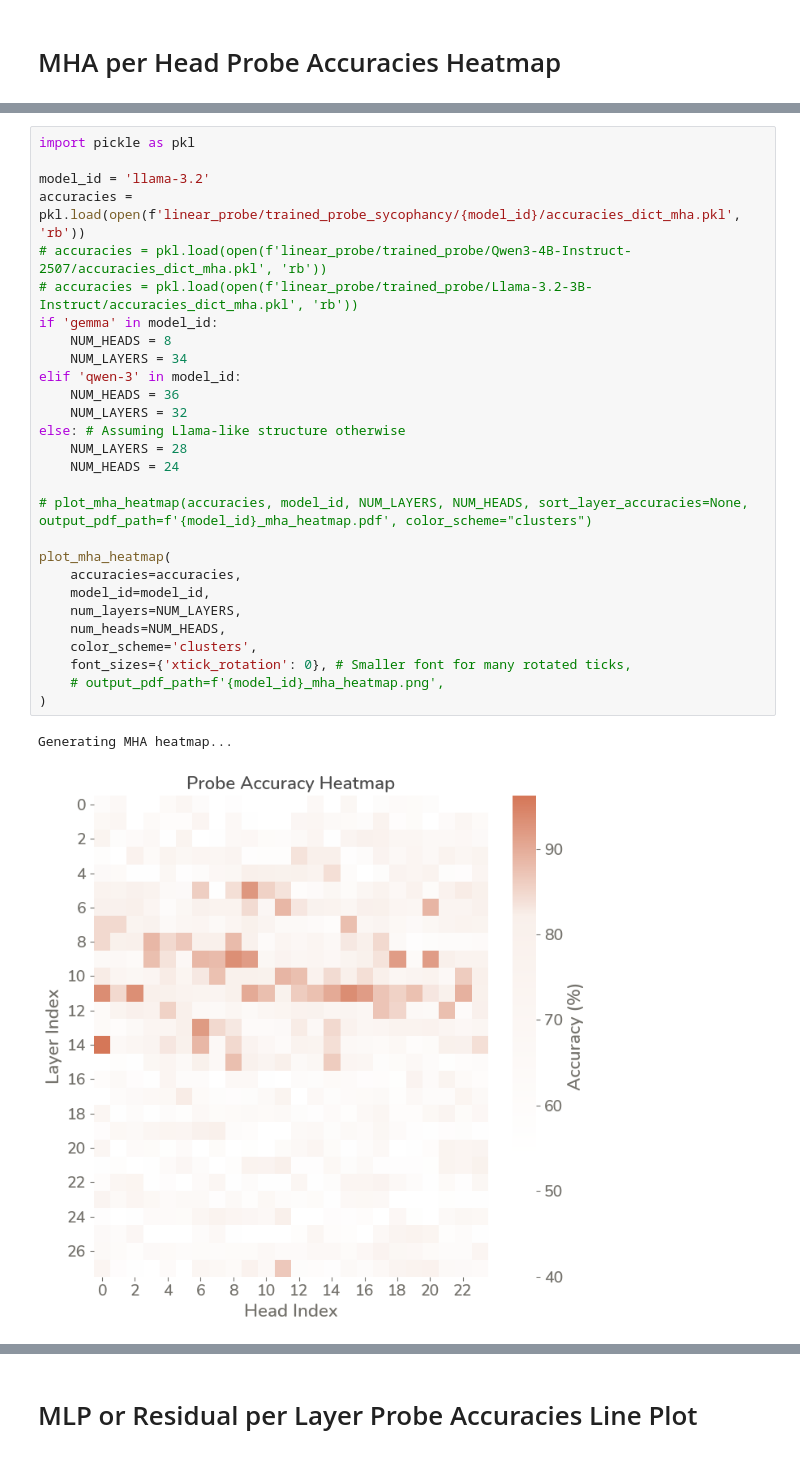
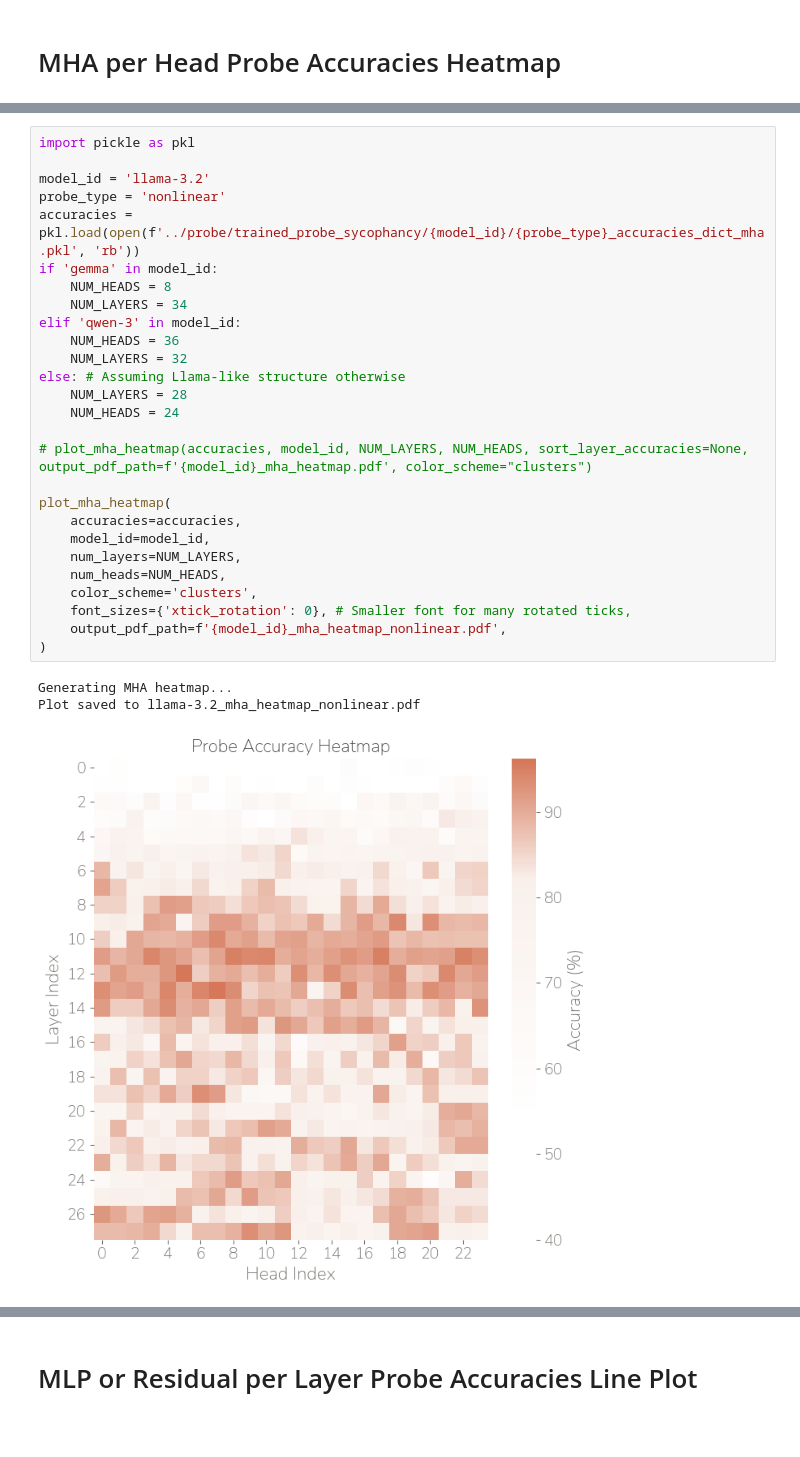
Before and after one commit to rifoagenadi/sycophancy, a Jupyter notebook: notebook/plots.ipynb, the cells around one changed output, grey strips where cells are left out. Drawn from its saved outputs; the diff is of its cells as text; blank space fills up the shorter version.

Commit message:
add non linear probe

```diff
--- a/plots.ipynb
+++ b/notebook/plots.ipynb
@@ -307,34 +307,34 @@ def plot_mha_heatmap(accuracies, model_id, num_layers, num_heads,
 # %%
 import pickle as pkl
 
 model_id = 'llama-3.2'
-accuracies = pkl.load(open(f'linear_probe/trained_probe_sycophancy/{model_id}/accuracies_dict_mha.pkl', 'rb'))
-# accuracies = pkl.load(open(f'linear_probe/trained_probe/Qwen3-4B-Instruct-2507/accuracies_dict_mha.pkl', 'rb'))
-# accuracies = pkl.load(open(f'linear_probe/trained_probe/Llama-3.2-3B-Instruct/accuracies_dict_mha.pkl', 'rb'))
+probe_type = 'nonlinear'
+accuracies = pkl.load(open(f'../probe/trained_probe_sycophancy/{model_id}/{probe_type}_accuracies_dict_mha.pkl', 'rb'))
 if 'gemma' in model_id:
     NUM_HEADS = 8
     NUM_LAYERS = 34
 elif 'qwen-3' in model_id:
     NUM_HEADS = 36
     NUM_LAYERS = 32
 else: # Assuming Llama-like structure otherwise
     NUM_LAYERS = 28
     NUM_HEADS = 24
 
 # plot_mha_heatmap(accuracies, model_id, NUM_LAYERS, NUM_HEADS, sort_layer_accuracies=None, output_pdf_path=f'{model_id}_mha_heatmap.pdf', color_scheme="clusters")
 
 plot_mha_heatmap(
     accuracies=accuracies,
     model_id=model_id,
     num_layers=NUM_LAYERS,
     num_heads=NUM_HEADS,
     color_scheme='clusters',
     font_sizes={'xtick_rotation': 0}, # Smaller font for many rotated ticks,
-    # output_pdf_path=f'{model_id}_mha_heatmap.png',
+    output_pdf_path=f'{model_id}_mha_heatmap_nonlinear.pdf',
 )
 # %% [output]
 Generating MHA heatmap...
+Plot saved to llama-3.2_mha_heatmap_nonlinear.pdf
-[figure, old version]
+[figure, new version]
 MHA heatmap generation complete.
 # %% [markdown]
 # MLP or Residual per Layer Probe Accuracies Line Plot
```
Also changed, not shown: parts of 1 cell of this notebook, 12 other files.
